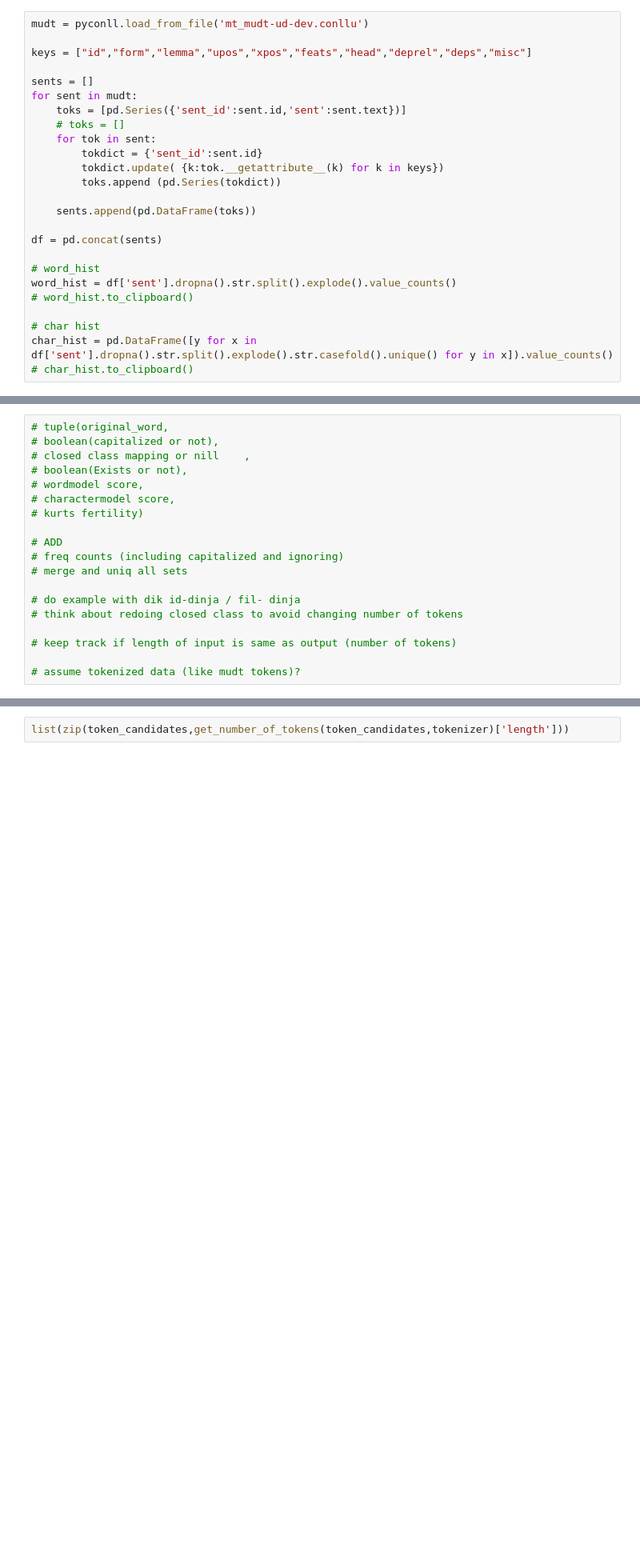
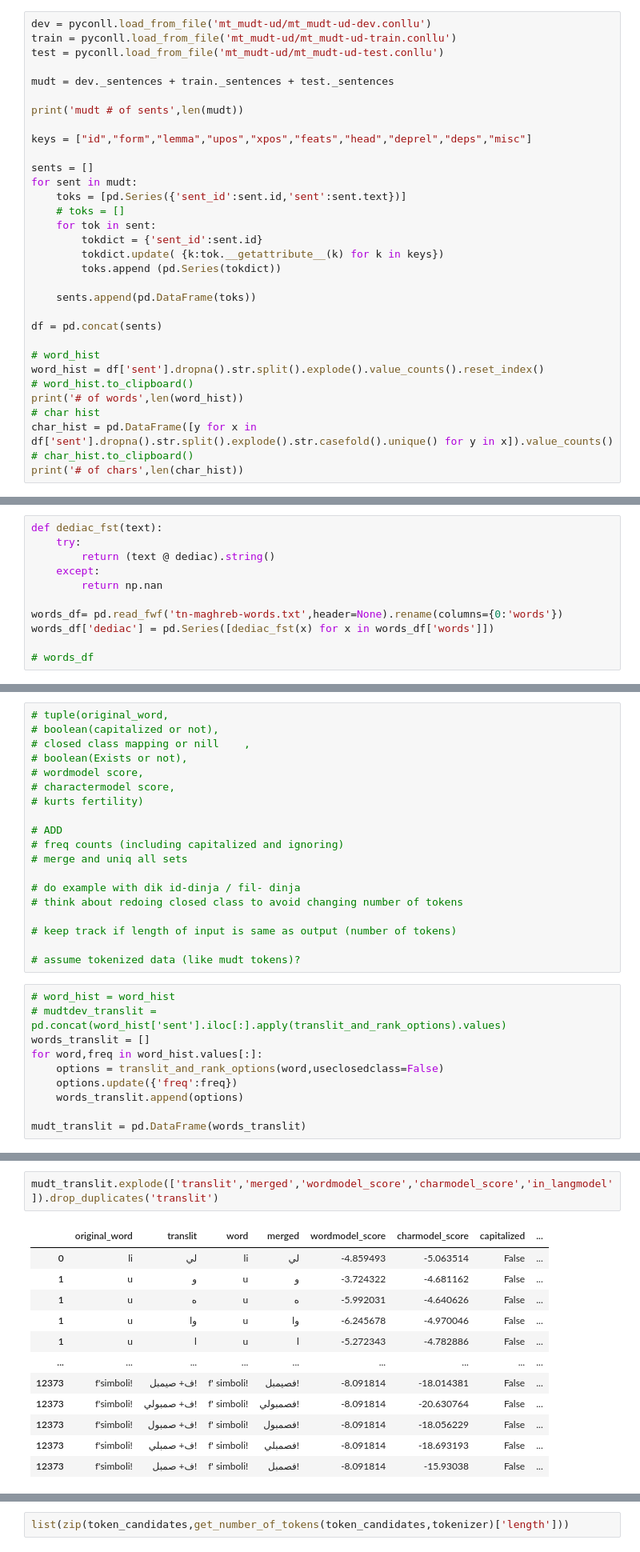
Before and after one commit to MLRS/malti, a Jupyter notebook: malti2arabi_fst.ipynb, the cells around one changed output, grey strips where cells are left out. Shown: that part at 80% size. Drawn from its saved outputs; the diff is of its cells as text; blank space fills up the shorter version.

Commit message:
added all dev/train/test data from mudt

```diff
--- a/malti2arabi_fst.ipynb
+++ b/malti2arabi_fst.ipynb
@@ -19,5 +28,11 @@ charmodel = kenlm.Model('aggregated_country/lm/char/tn-maghreb.arpa')
 # %%
-mudt = pyconll.load_from_file('mt_mudt-ud-dev.conllu')
+dev = pyconll.load_from_file('mt_mudt-ud/mt_mudt-ud-dev.conllu')
+train = pyconll.load_from_file('mt_mudt-ud/mt_mudt-ud-train.conllu')
+test = pyconll.load_from_file('mt_mudt-ud/mt_mudt-ud-test.conllu')
+
+mudt = dev._sentences + train._sentences + test._sentences
+
+print('mudt # of sents',len(mudt))
 
 keys = ["id","form","lemma","upos","xpos","feats","head","deprel","deps","misc"]
 
@@ -35,9 +50,10 @@ for sent in mudt:
 df = pd.concat(sents)
 
 # word_hist
-word_hist = df['sent'].dropna().str.split().explode().value_counts()
+word_hist = df['sent'].dropna().str.split().explode().value_counts().reset_index()
 # word_hist.to_clipboard()
-
+print('# of words',len(word_hist))
 # char hist
 char_hist = pd.DataFrame([y for x in df['sent'].dropna().str.split().explode().str.casefold().unique() for y in x]).value_counts()
 # char_hist.to_clipboard()
+print('# of chars',len(char_hist))
@@ -85,4 +81,15 @@ dediac = pn.cdrewrite(dediac_cross,'','',pn.union(arabi_sigma,*diacs).closure())
 
 words = pn.string_file('tn-maghreb-words.txt').optimize() @ dediac
 closedclass_fst = pn.string_file('closed_class_mappings.tsv').optimize()
+# %%
+def dediac_fst(text):
+    try:
+        return (text @ dediac).string()
+    except:
+        return np.nan
+
+words_df= pd.read_fwf('tn-maghreb-words.txt',header=None).rename(columns={0:'words'})
+words_df['dediac'] = pd.Series([dediac_fst(x) for x in words_df['words']])
+
+# words_df
 # %%
@@ -238,3 +227,13 @@ pd.DataFrame(data=d,index=range(max([len(x) for x in d.values()])))
 # keep track if length of input is same as output (number of tokens)
 
 # assume tokenized data (like mudt tokens)?
+# %%
+# word_hist = word_hist
+# mudtdev_translit = pd.concat(word_hist['sent'].iloc[:].apply(translit_and_rank_options).values)
+words_translit = []
+for word,freq in word_hist.values[:]:
+    options = translit_and_rank_options(word,useclosedclass=False)
+    options.update({'freq':freq})
+    words_translit.append(options)
+
+mudt_translit = pd.DataFrame(words_translit)
@@ -240,0 +244,15 @@ pd.DataFrame(data=d,index=range(max([len(x) for x in d.values()])))
+# %%
+mudt_translit.explode(['translit','merged','wordmodel_score','charmodel_score','in_langmodel']).drop_duplicates('translit')
+# %% [output]
+|  | original_word | translit | word | merged | wordmodel_score | charmodel_score | capitalized | ... |
+| 0 | li | لي | li | لي | -4.859493 | -5.063514 | False | ... |
+| 1 | u | و | u | و | -3.724322 | -4.681162 | False | ... |
+| 1 | u | ه | u | ه | -5.992031 | -4.640626 | False | ... |
+| 1 | u | وا | u | وا | -6.245678 | -4.970046 | False | ... |
+| 1 | u | ا | u | ا | -5.272343 | -4.782886 | False | ... |
+| ... | ... | ... | ... | ... | ... | ... | ... | ... |
+| 12373 | f'simboli! | ف+ صيمبل! | f' simboli! | فصيمبل! | -8.091814 | -18.014381 | False | ... |
+| 12373 | f'simboli! | ف+ صمبولي! | f' simboli! | فصمبولي! | -8.091814 | -20.630764 | False | ... |
+| 12373 | f'simboli! | ف+ صمبول! | f' simboli! | فصمبول! | -8.091814 | -18.056229 | False | ... |
+| 12373 | f'simboli! | ف+ صمبلي! | f' simboli! | فصمبلي! | -8.091814 | -18.693193 | False | ... |
+| 12373 | f'simboli! | ف+ صمبل! | f' simboli! | فصمبل! | -8.091814 | -15.93038 | False | ... |
```
Also changed, not shown: parts of 12 cells of this notebook, 4 other files.
